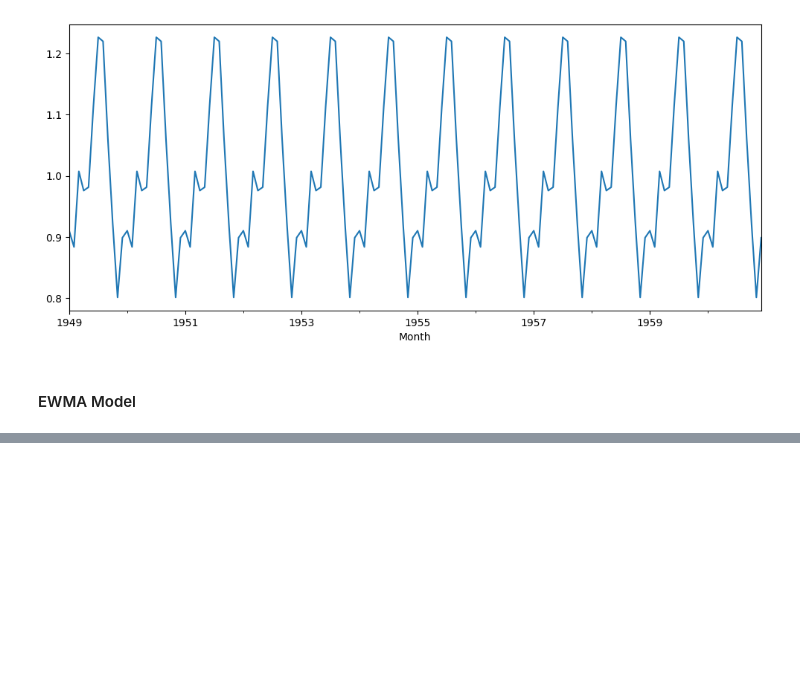
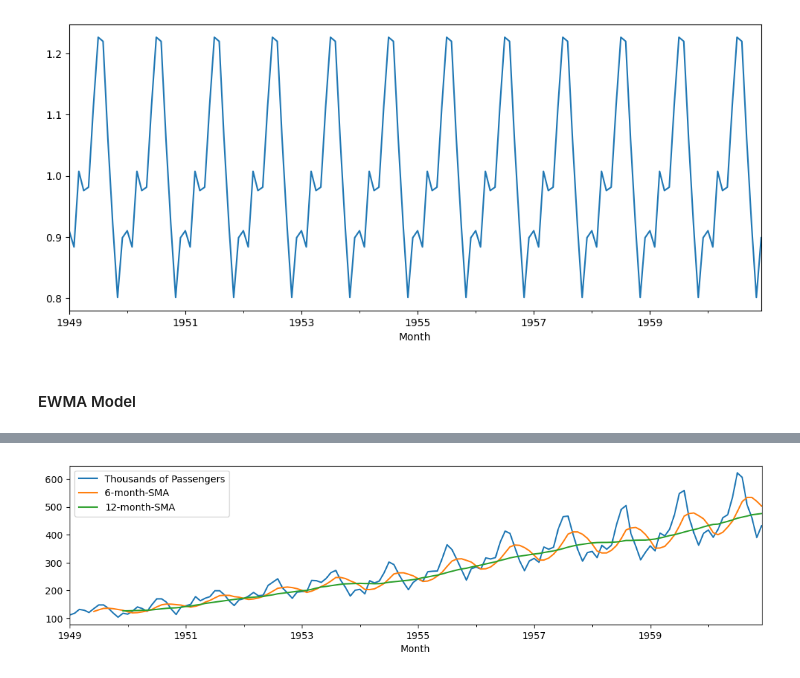
Before and after one commit to ibrahimaltun/udemy-courses, a Jupyter notebook: python-for-time-series-data-analysis/5.TimeSeries_wStatModels.ipynb, the cells around one changed output, grey strips where cells are left out. Drawn from its saved outputs; the diff is of its cells as text; code cells hidden in the pictures; blank space fills up the shorter version.

```diff
--- a/python-for-time-series-data-analysis/5.TimeSeries_wStatModels.ipynb
+++ b/python-for-time-series-data-analysis/5.TimeSeries_wStatModels.ipynb
@@ -177,0 +229,4 @@ result.seasonal.plot(figsize=(12,5));
+# %%
+airline = pd.read_csv("Data/airline_passengers.csv", index_col="Month")
+
+airline.head()
@@ -177,0 +267,2 @@ result.seasonal.plot(figsize=(12,5));
+# %%
+airline.index = pd.to_datetime(airline.index)
@@ -177,0 +280,8 @@ result.seasonal.plot(figsize=(12,5));
+# %%
+airline["6-month-SMA"] = airline["Thousands of Passengers"].rolling(window=6).mean()
+# %%
+airline["12-month-SMA"] = airline["Thousands of Passengers"].rolling(window=12).mean()
+# %%
+airline.plot(figsize=(13,3));
+# %% [output]
+[figure, added]
```
Also changed, not shown: parts of 15 cells of this notebook.
